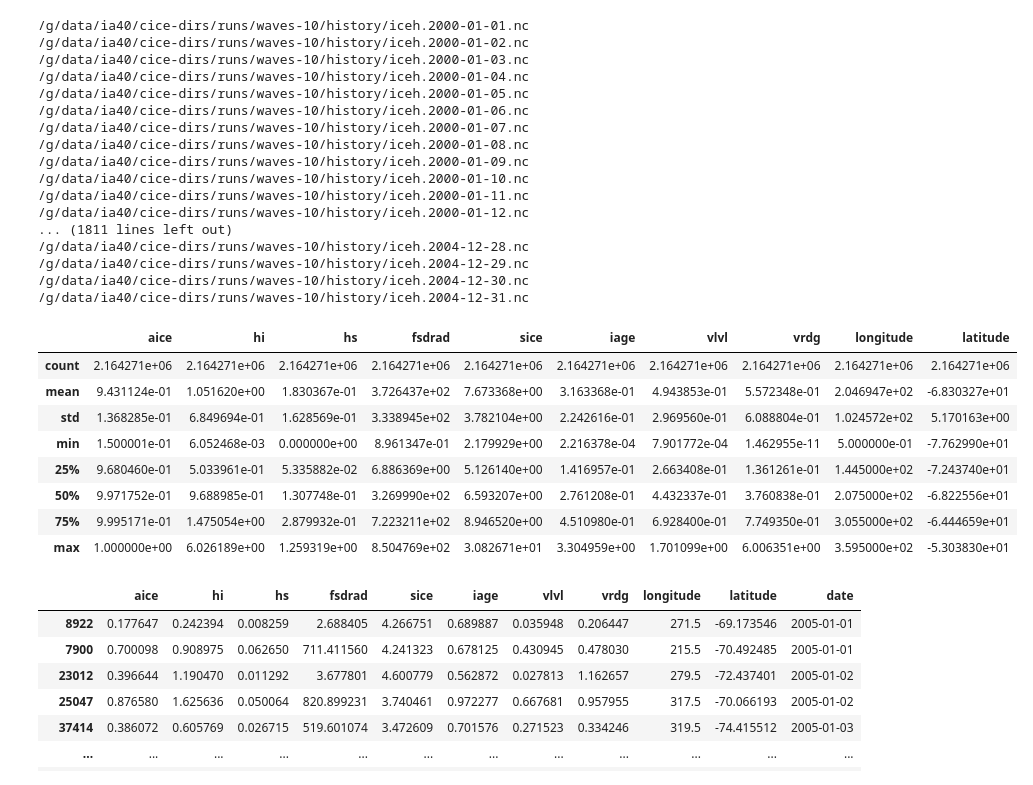
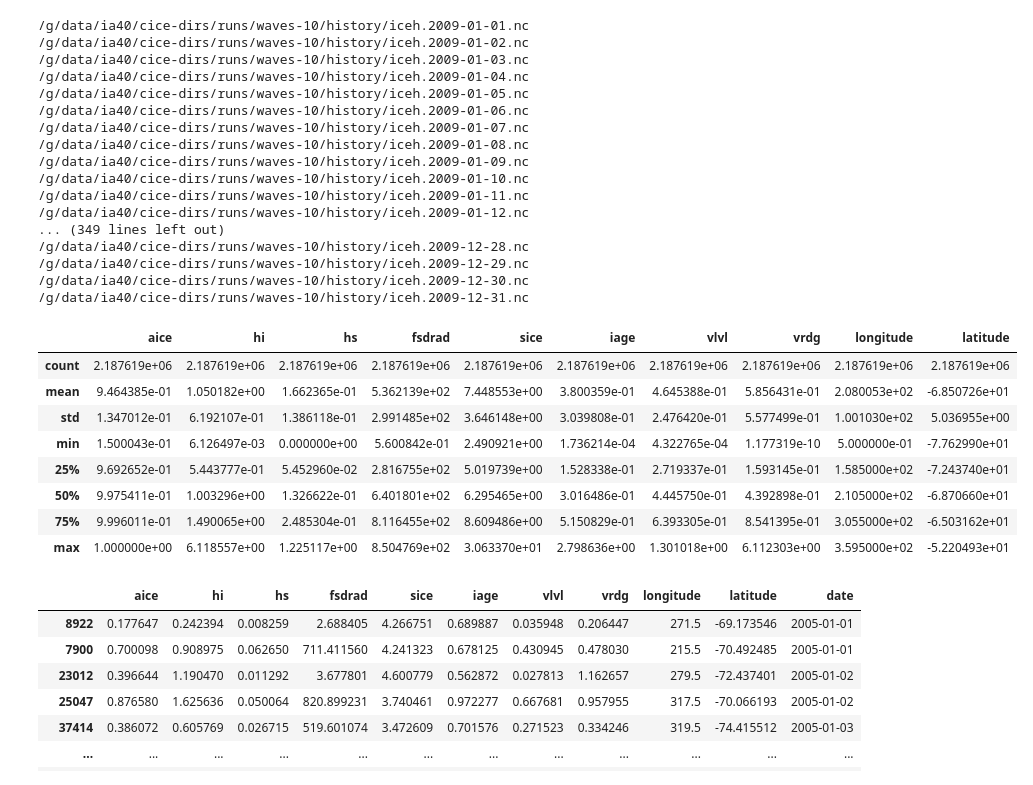
Before and after one commit to NoahDay/sea-ice-classification, a Jupyter notebook: unsupervised-classification.ipynb, the cells around one changed output. Drawn from its saved outputs; the diff is of its cells as text; code cells hidden in the pictures.

```diff
--- a/unsupervised-classification.ipynb
+++ b/unsupervised-classification.ipynb
@@ -71,9 +71,10 @@ num_variables = np.size(variable_list)
 
 # '/Users/noahday/Gadi/ia40/waves-10/history/iceh.2002-08-26.nc'
 mypath = '/g/data/ia40/cice-dirs/runs/waves-10/history/'
+savepath = '/scratch/ia40/nd0349/'
 
 os.chdir(mypath)
-for year in range(2000,2005):
+for year in range(2009,2010):
 #    year = '2005'
 
     filename =  mypath + 'iceh.' + str(year) + '-01-01.nc'
@@ -119,58 +120,58 @@ for year in range(2000,2005):
             size, = data_masked_vec.shape
 
             if counter == 0:
                 X_temp = data_masked_vec.reshape(size,1)
             else:
                 X_temp = np.concatenate([X_temp, data_masked_vec.reshape(size,1)],axis=1)
 
         LN_masked = np.ma.masked_where(mask, LN)
         LN_vec = LN_masked.compressed()
         LT_masked = np.ma.masked_where(mask, LT)
         LT_vec = LT_masked.compressed()
         X_temp = np.concatenate([X_temp, LN_vec.reshape(size,1), LT_vec.reshape(size,1)],axis=1)
         if filecount == 0:
             X_out = X_temp
             datetime_vec =  np.tile(np.datetime64(file[-13:-3]),(size,1))
         else:
             X_out = np.concatenate([X_out, X_temp],axis=0)
             datetime_vec = np.concatenate([datetime_vec, np.tile(np.datetime64(file[-13:-3]),(size,1))],axis=0)
 
 
 df_raw = pd.DataFrame(X_out, columns = variable_list+['longitude','latitude'])#,'date'])
 df_raw['date'] = datetime_vec
 df_raw = df_raw.dropna()
 
 
 # Print the dataset
 
 df_raw.describe()
 # %% [output]
-/g/data/ia40/cice-dirs/runs/waves-10/history/iceh.2000-01-01.nc
-/g/data/ia40/cice-dirs/runs/waves-10/history/iceh.2000-01-02.nc
-/g/data/ia40/cice-dirs/runs/waves-10/history/iceh.2000-01-03.nc
-/g/data/ia40/cice-dirs/runs/waves-10/history/iceh.2000-01-04.nc
-/g/data/ia40/cice-dirs/runs/waves-10/history/iceh.2000-01-05.nc
-/g/data/ia40/cice-dirs/runs/waves-10/history/iceh.2000-01-06.nc
-/g/data/ia40/cice-dirs/runs/waves-10/history/iceh.2000-01-07.nc
-/g/data/ia40/cice-dirs/runs/waves-10/history/iceh.2000-01-08.nc
-/g/data/ia40/cice-dirs/runs/waves-10/history/iceh.2000-01-09.nc
-/g/data/ia40/cice-dirs/runs/waves-10/history/iceh.2000-01-10.nc
-/g/data/ia40/cice-dirs/runs/waves-10/history/iceh.2000-01-11.nc
-/g/data/ia40/cice-dirs/runs/waves-10/history/iceh.2000-01-12.nc
-... (1811 lines left out)
-/g/data/ia40/cice-dirs/runs/waves-10/history/iceh.2004-12-28.nc
-/g/data/ia40/cice-dirs/runs/waves-10/history/iceh.2004-12-29.nc
-/g/data/ia40/cice-dirs/runs/waves-10/history/iceh.2004-12-30.nc
-/g/data/ia40/cice-dirs/runs/waves-10/history/iceh.2004-12-31.nc
+/g/data/ia40/cice-dirs/runs/waves-10/history/iceh.2009-01-01.nc
+/g/data/ia40/cice-dirs/runs/waves-10/history/iceh.2009-01-02.nc
+/g/data/ia40/cice-dirs/runs/waves-10/history/iceh.2009-01-03.nc
+/g/data/ia40/cice-dirs/runs/waves-10/history/iceh.2009-01-04.nc
+/g/data/ia40/cice-dirs/runs/waves-10/history/iceh.2009-01-05.nc
+/g/data/ia40/cice-dirs/runs/waves-10/history/iceh.2009-01-06.nc
+/g/data/ia40/cice-dirs/runs/waves-10/history/iceh.2009-01-07.nc
+/g/data/ia40/cice-dirs/runs/waves-10/history/iceh.2009-01-08.nc
+/g/data/ia40/cice-dirs/runs/waves-10/history/iceh.2009-01-09.nc
+/g/data/ia40/cice-dirs/runs/waves-10/history/iceh.2009-01-10.nc
+/g/data/ia40/cice-dirs/runs/waves-10/history/iceh.2009-01-11.nc
+/g/data/ia40/cice-dirs/runs/waves-10/history/iceh.2009-01-12.nc
+... (349 lines left out)
+/g/data/ia40/cice-dirs/runs/waves-10/history/iceh.2009-12-28.nc
+/g/data/ia40/cice-dirs/runs/waves-10/history/iceh.2009-12-29.nc
+/g/data/ia40/cice-dirs/runs/waves-10/history/iceh.2009-12-30.nc
+/g/data/ia40/cice-dirs/runs/waves-10/history/iceh.2009-12-31.nc
 |  | aice | hi | hs | fsdrad | sice | iage | vlvl | vrdg | longitude | latitude |
-| count | 2.164271e+06 | 2.164271e+06 | 2.164271e+06 | 2.164271e+06 | 2.164271e+06 | 2.164271e+06 | 2.164271e+06 | 2.164271e+06 | 2.164271e+06 | 2.164271e+06 |
-| mean | 9.431124e-01 | 1.051620e+00 | 1.830367e-01 | 3.726437e+02 | 7.673368e+00 | 3.163368e-01 | 4.943853e-01 | 5.572348e-01 | 2.046947e+02 | -6.830327e+01 |
-| std | 1.368285e-01 | 6.849694e-01 | 1.628569e-01 | 3.338945e+02 | 3.782104e+00 | 2.242616e-01 | 2.969560e-01 | 6.088804e-01 | 1.024572e+02 | 5.170163e+00 |
-| min | 1.500001e-01 | 6.052468e-03 | 0.000000e+00 | 8.961347e-01 | 2.179929e+00 | 2.216378e-04 | 7.901772e-04 | 1.462955e-11 | 5.000000e-01 | -7.762990e+01 |
-| 25% | 9.680460e-01 | 5.033961e-01 | 5.335882e-02 | 6.886369e+00 | 5.126140e+00 | 1.416957e-01 | 2.663408e-01 | 1.361261e-01 | 1.445000e+02 | -7.243740e+01 |
-| 50% | 9.971752e-01 | 9.688985e-01 | 1.307748e-01 | 3.269990e+02 | 6.593207e+00 | 2.761208e-01 | 4.432337e-01 | 3.760838e-01 | 2.075000e+02 | -6.822556e+01 |
-| 75% | 9.995171e-01 | 1.475054e+00 | 2.879932e-01 | 7.223211e+02 | 8.946520e+00 | 4.510980e-01 | 6.928400e-01 | 7.749350e-01 | 3.055000e+02 | -6.444659e+01 |
-| max | 1.000000e+00 | 6.026189e+00 | 1.259319e+00 | 8.504769e+02 | 3.082671e+01 | 3.304959e+00 | 1.701099e+00 | 6.006351e+00 | 3.595000e+02 | -5.303830e+01 |
+| count | 2.187619e+06 | 2.187619e+06 | 2.187619e+06 | 2.187619e+06 | 2.187619e+06 | 2.187619e+06 | 2.187619e+06 | 2.187619e+06 | 2.187619e+06 | 2.187619e+06 |
+| mean | 9.464385e-01 | 1.050182e+00 | 1.662365e-01 | 5.362139e+02 | 7.448553e+00 | 3.800359e-01 | 4.645388e-01 | 5.856431e-01 | 2.080053e+02 | -6.850726e+01 |
+| std | 1.347012e-01 | 6.192107e-01 | 1.386118e-01 | 2.991485e+02 | 3.646148e+00 | 3.039808e-01 | 2.476420e-01 | 5.577499e-01 | 1.001030e+02 | 5.036955e+00 |
+| min | 1.500043e-01 | 6.126497e-03 | 0.000000e+00 | 5.600842e-01 | 2.490921e+00 | 1.736214e-04 | 4.322765e-04 | 1.177319e-10 | 5.000000e-01 | -7.762990e+01 |
+| 25% | 9.692652e-01 | 5.443777e-01 | 5.452960e-02 | 2.816755e+02 | 5.019739e+00 | 1.528338e-01 | 2.719337e-01 | 1.593145e-01 | 1.585000e+02 | -7.243740e+01 |
+| 50% | 9.975411e-01 | 1.003296e+00 | 1.326622e-01 | 6.401801e+02 | 6.295465e+00 | 3.016486e-01 | 4.445750e-01 | 4.392898e-01 | 2.105000e+02 | -6.870660e+01 |
+| 75% | 9.996011e-01 | 1.490065e+00 | 2.485304e-01 | 8.116455e+02 | 8.609486e+00 | 5.150829e-01 | 6.393305e-01 | 8.541395e-01 | 3.055000e+02 | -6.503162e+01 |
+| max | 1.000000e+00 | 6.118557e+00 | 1.225117e+00 | 8.504769e+02 | 3.063370e+01 | 2.798636e+00 | 1.301018e+00 | 6.112303e+00 | 3.595000e+02 | -5.220493e+01 |
 # %%
 # %% [output]
 |  | aice | hi | hs | fsdrad | sice | iage | vlvl | vrdg | longitude | latitude | date |
```
Also changed, not shown: parts of 17 cells of this notebook, 3 other files.
